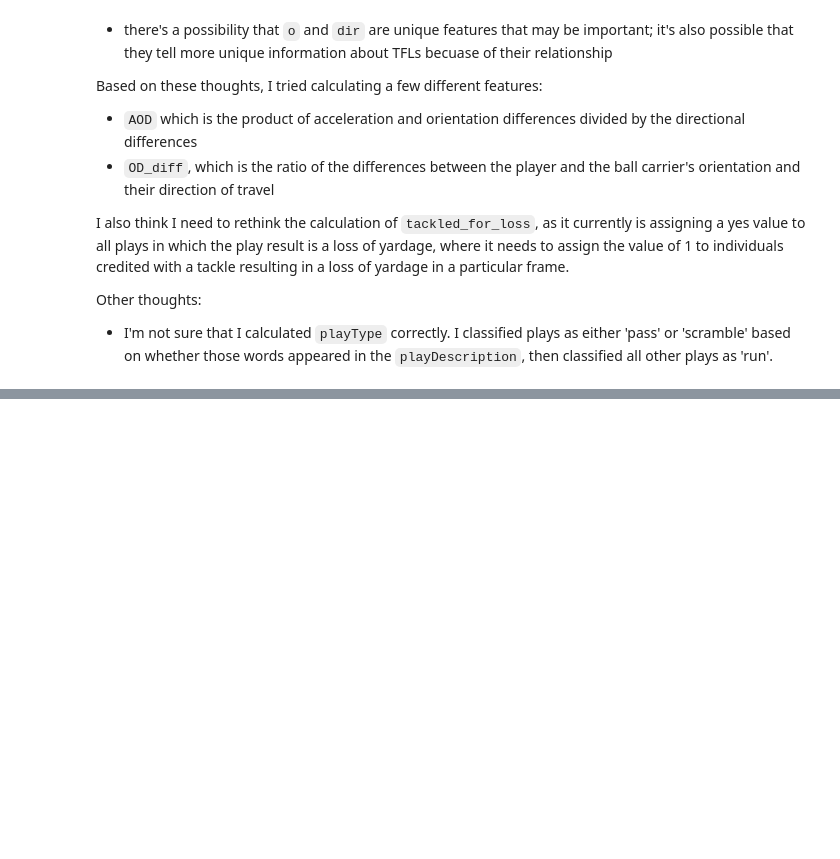
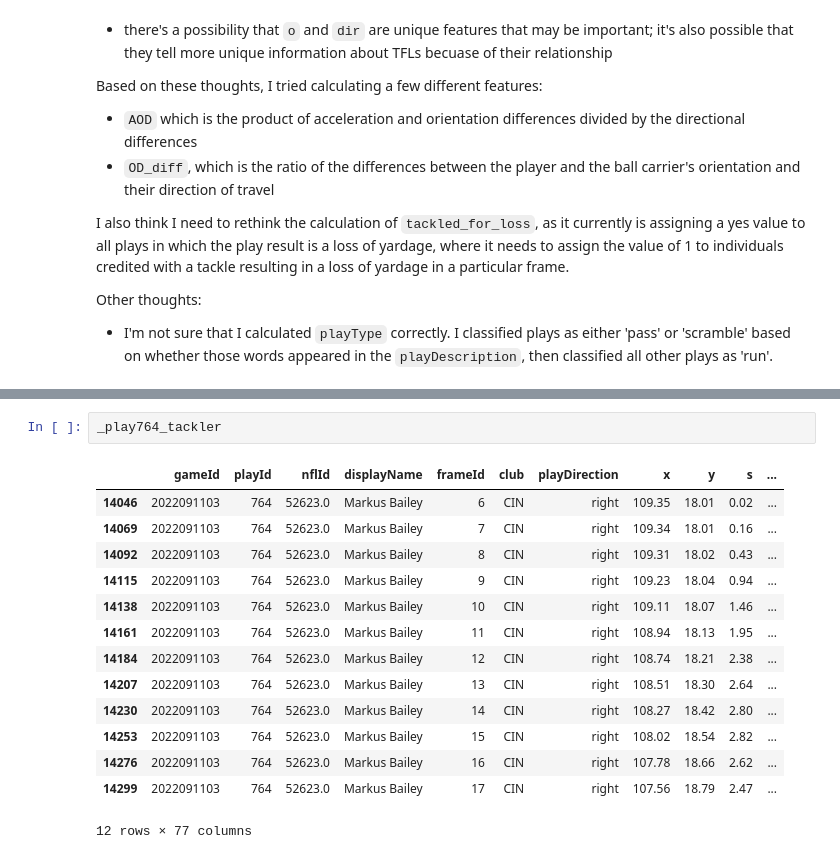
Before and after one commit to nacoker/NFL-big-data-bowl-2024, a Jupyter notebook: calculating-player-distances-and-assessing-tackles.ipynb, the cells around one changed output, grey strips where cells are left out. Saved outputs shown, nothing was run; the diff lists cells and outputs as text; blank space fills up the shorter version.

```diff
--- a/calculating-player-distances-and-assessing-tackles.ipynb
+++ b/calculating-player-distances-and-assessing-tackles.ipynb
@@ -757,0 +355,17 @@ _df2.groupby(['tackle','playType']).corr(method='spearman')
+# %%
+_play764_tackler
+# %% [output]
+|  | gameId | playId | nflId | displayName | frameId | club | playDirection | x | y | s | ... |
+| 14046 | 2022091103 | 764 | 52623.0 | Markus Bailey | 6 | CIN | right | 109.35 | 18.01 | 0.02 | ... |
+| 14069 | 2022091103 | 764 | 52623.0 | Markus Bailey | 7 | CIN | right | 109.34 | 18.01 | 0.16 | ... |
+| 14092 | 2022091103 | 764 | 52623.0 | Markus Bailey | 8 | CIN | right | 109.31 | 18.02 | 0.43 | ... |
+| 14115 | 2022091103 | 764 | 52623.0 | Markus Bailey | 9 | CIN | right | 109.23 | 18.04 | 0.94 | ... |
+| 14138 | 2022091103 | 764 | 52623.0 | Markus Bailey | 10 | CIN | right | 109.11 | 18.07 | 1.46 | ... |
+| 14161 | 2022091103 | 764 | 52623.0 | Markus Bailey | 11 | CIN | right | 108.94 | 18.13 | 1.95 | ... |
+| 14184 | 2022091103 | 764 | 52623.0 | Markus Bailey | 12 | CIN | right | 108.74 | 18.21 | 2.38 | ... |
+| 14207 | 2022091103 | 764 | 52623.0 | Markus Bailey | 13 | CIN | right | 108.51 | 18.30 | 2.64 | ... |
+| 14230 | 2022091103 | 764 | 52623.0 | Markus Bailey | 14 | CIN | right | 108.27 | 18.42 | 2.80 | ... |
+| 14253 | 2022091103 | 764 | 52623.0 | Markus Bailey | 15 | CIN | right | 108.02 | 18.54 | 2.82 | ... |
+| 14276 | 2022091103 | 764 | 52623.0 | Markus Bailey | 16 | CIN | right | 107.78 | 18.66 | 2.62 | ... |
+| 14299 | 2022091103 | 764 | 52623.0 | Markus Bailey | 17 | CIN | right | 107.56 | 18.79 | 2.47 | ... |
+12 rows × 77 columns
```
Also changed, not shown: parts of 77 cells of this notebook.
